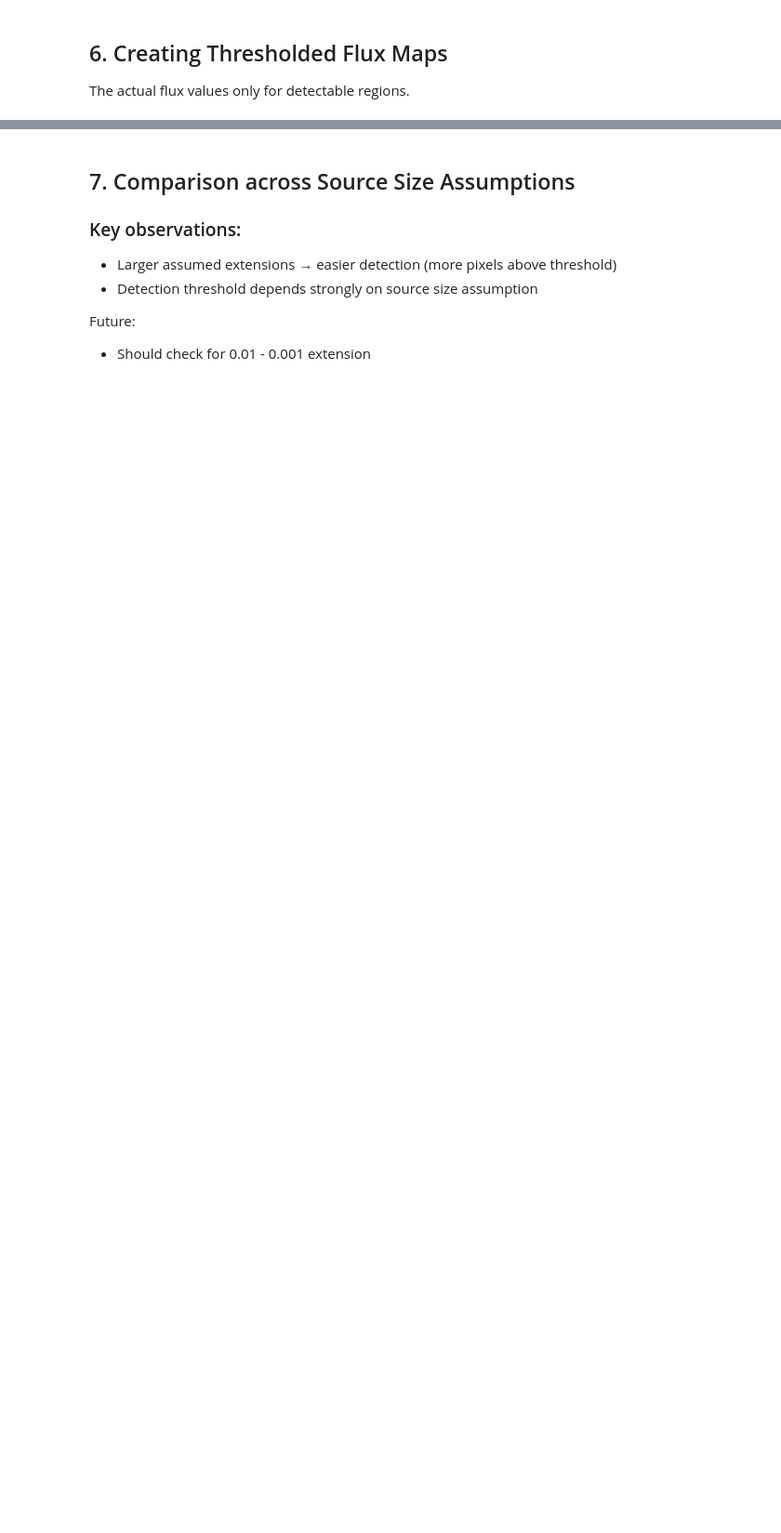
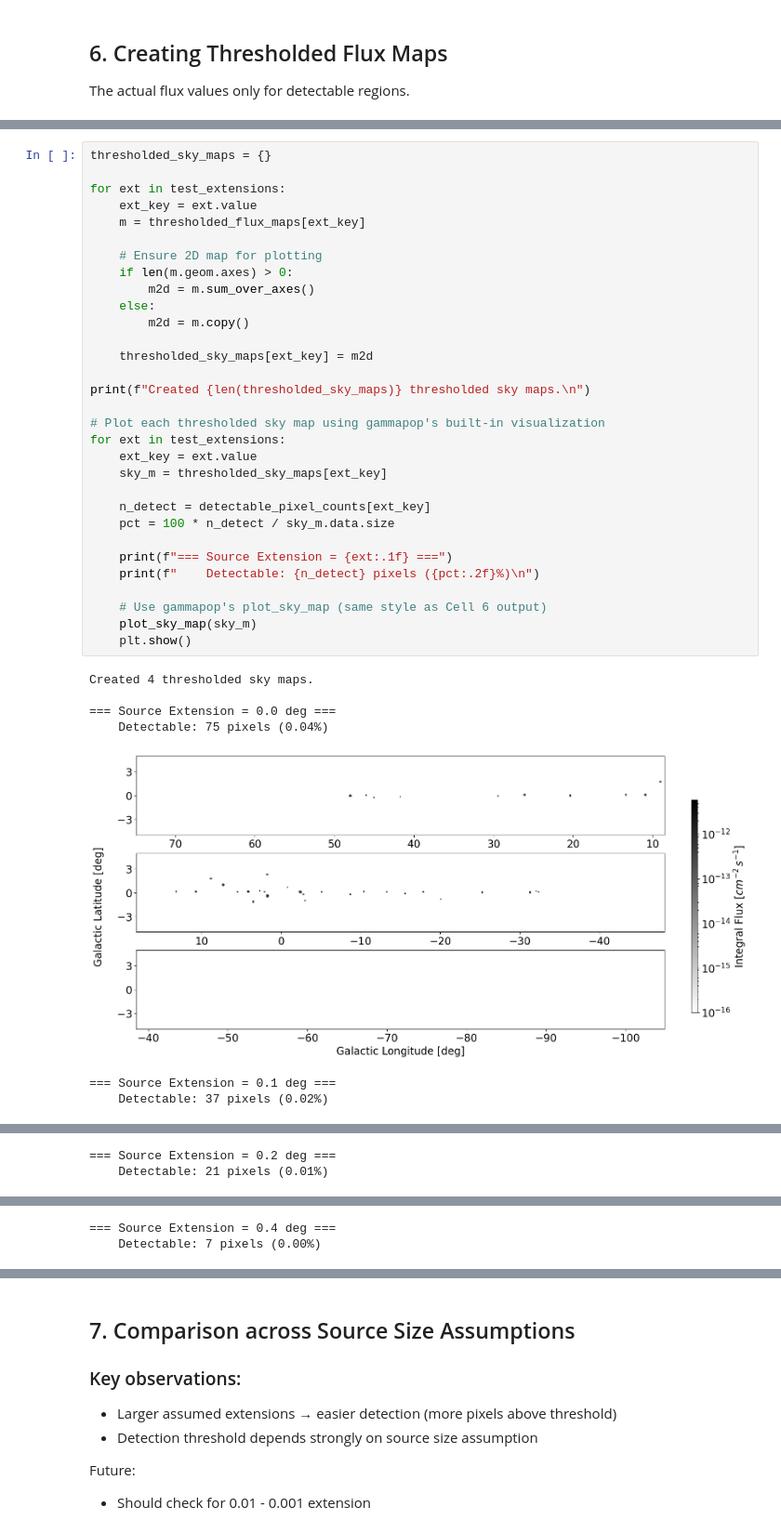
Before and after one commit to irr299/gamma_confusion, a Jupyter notebook: gamma_analysis.ipynb, the cells around one changed output, grey strips where cells are left out. Shown at 93% size. Drawn from its saved outputs; the diff is of its cells as text; blank space fills up the shorter version.

```diff
--- a/gamma_analysis.ipynb
+++ b/gamma_analysis.ipynb
@@ -377,0 +380,39 @@ plt.show()
+# %%
+thresholded_sky_maps = {}
+
+for ext in test_extensions:
+    ext_key = ext.value
+    m = thresholded_flux_maps[ext_key]
+
+    # Ensure 2D map for plotting
+    if len(m.geom.axes) > 0:
+        m2d = m.sum_over_axes()
+    else:
+        m2d = m.copy()
+
+    thresholded_sky_maps[ext_key] = m2d
+
+print(f"Created {len(thresholded_sky_maps)} thresholded sky maps.\n")
+
+# Plot each thresholded sky map using gammapop's built-in visualization
+for ext in test_extensions:
+    ext_key = ext.value
+    sky_m = thresholded_sky_maps[ext_key]
+
+    n_detect = detectable_pixel_counts[ext_key]
+    pct = 100 * n_detect / sky_m.data.size
+
+    print(f"=== Source Extension = {ext:.1f} ===")
+    print(f"    Detectable: {n_detect} pixels ({pct:.2f}%)\n")
+
+    # Use gammapop's plot_sky_map (same style as Cell 6 output)
+    plot_sky_map(sky_m)
+    plt.show()
+# %% [output]
+Created 4 thresholded sky maps.
+
+=== Source Extension = 0.0 deg ===
+    Detectable: 75 pixels (0.04%)
+[figure, added]
+=== Source Extension = 0.1 deg ===
+    Detectable: 37 pixels (0.02%)
@@ -377,0 +420,2 @@ plt.show()
+=== Source Extension = 0.2 deg ===
+    Detectable: 21 pixels (0.01%)
@@ -377,0 +423,2 @@ plt.show()
+=== Source Extension = 0.4 deg ===
+    Detectable: 7 pixels (0.00%)
```
Also changed, not shown: parts of 16 cells of this notebook.
